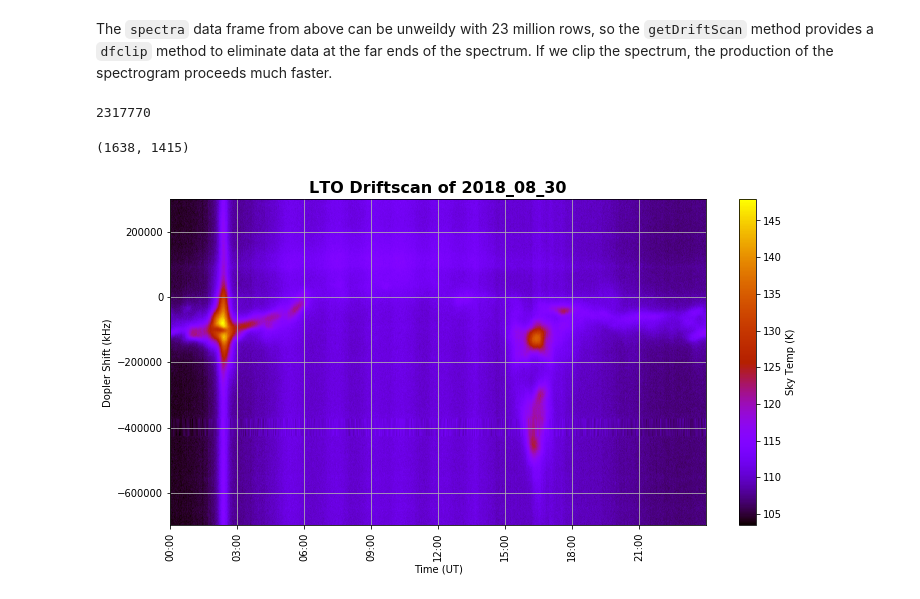
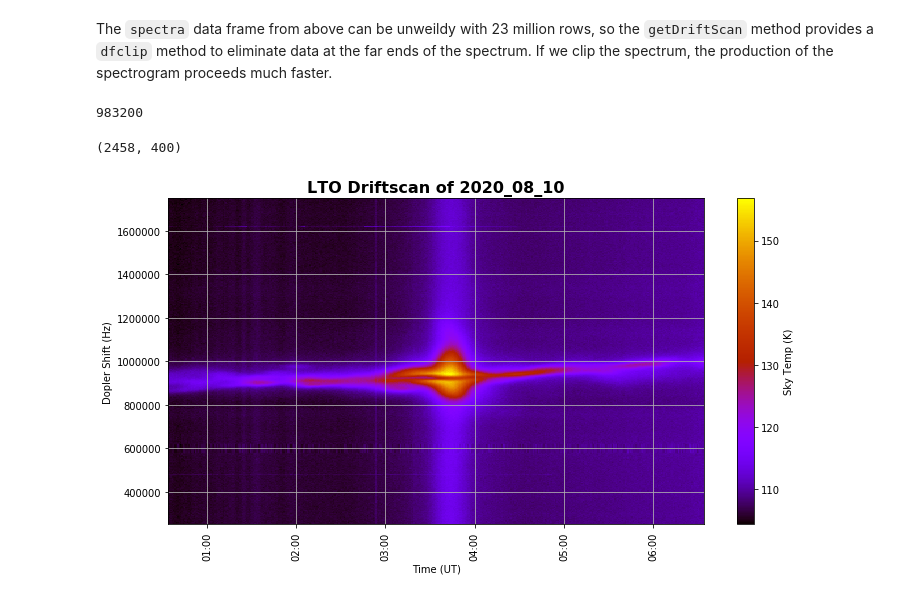
Before and after one commit to kevinmcmanus/lto_utils, a Jupyter notebook: lto_data.ipynb, the cells around one changed output. Drawn from its saved outputs; the diff is of its cells as text; code cells hidden in the pictures.

```diff
--- a/lto_data.ipynb
+++ b/lto_data.ipynb
@@ -57,9 +53,11 @@ import os
 # %% [markdown]
 ## Read Single LTO File and Examine its Contents
 # %%
-obs_dir = '../lto_data' # dir where the observations live
-obs_date = '2018_08_30' # dir of the day's observations
-obs_file = 'LTO-HI-2018-08-30-15-38-43.lto' #a particular minute's observation
+#lto/lto_data.old/2020_05_01/LTO-Cygnus-2020-05-01-12-28-59.lto
+
+obs_dir = '../local_data' # dir where the observations live
+obs_date = '2020_08_10' # dir of the day's observations
+obs_file = 'LTO-SRGA-2020-08-10-03-43-50.lto' #a particular minute's observation
 # %%
 #create an LTO_File object and read its contents
 lto_file = LTO_File(os.path.join(obs_dir, obs_date, obs_file))
@@ -201,11 +279,11 @@ len(spectra)
 # %% [markdown]
 The `spectra` data frame from above can be unweildy with 23 million rows, so the `getDriftScan` method provides a `dfclip` method to eliminate data at the far ends of the spectrum. If we clip the spectrum, the production of the spectrogram proceeds much faster.
 # %%
-#clip to -700 kHz to 300 kHz
-spectra = getDriftScan(os.path.join(obs_dir, obs_date), dfclip=(-0.7e6, 0.3e6))
+#clip to 250kHz to 1750 kHz
+spectra = getDriftScan(os.path.join(obs_dir, obs_date), dfclip = (.25e6, 1.75e6))
 len(spectra)
 # %% [output]
-2317770
+983200
 # %%
 #make the temperature array dopfreq x time
 
@@ -223,20 +301,20 @@ skytemp = np.array(spectra.tsky).reshape(len(dopfreqs), len(obs_times))
 
 skytemp.shape
 # %% [output]
-(1638, 1415)
+(2458, 400)
 # %%
 fig = plt.figure(figsize=(12,6))
 ax = fig.add_subplot()
 
 pcm = ax.pcolormesh(obs_times, dopfreqs, skytemp,cmap='gnuplot')
 
 fig.colorbar(pcm, label='Sky Temp (K)')
 
 plt.xlabel('Time (UT)')
 plt.gca().xaxis.set_major_formatter(fmt)
 plt.xticks(rotation=90)
-plt.ylabel('Dopler Shift (kHz)')
+plt.ylabel('Dopler Shift (Hz)')
 plt.title(f'LTO Driftscan of {obs_date}',fontdict={'fontsize':16, 'fontweight':'bold'})
 plt.grid()
 # %% [output]
-[figure, old version]
+[figure, new version]
```
Also changed, not shown: parts of 30 cells of this notebook, 1 other file.
